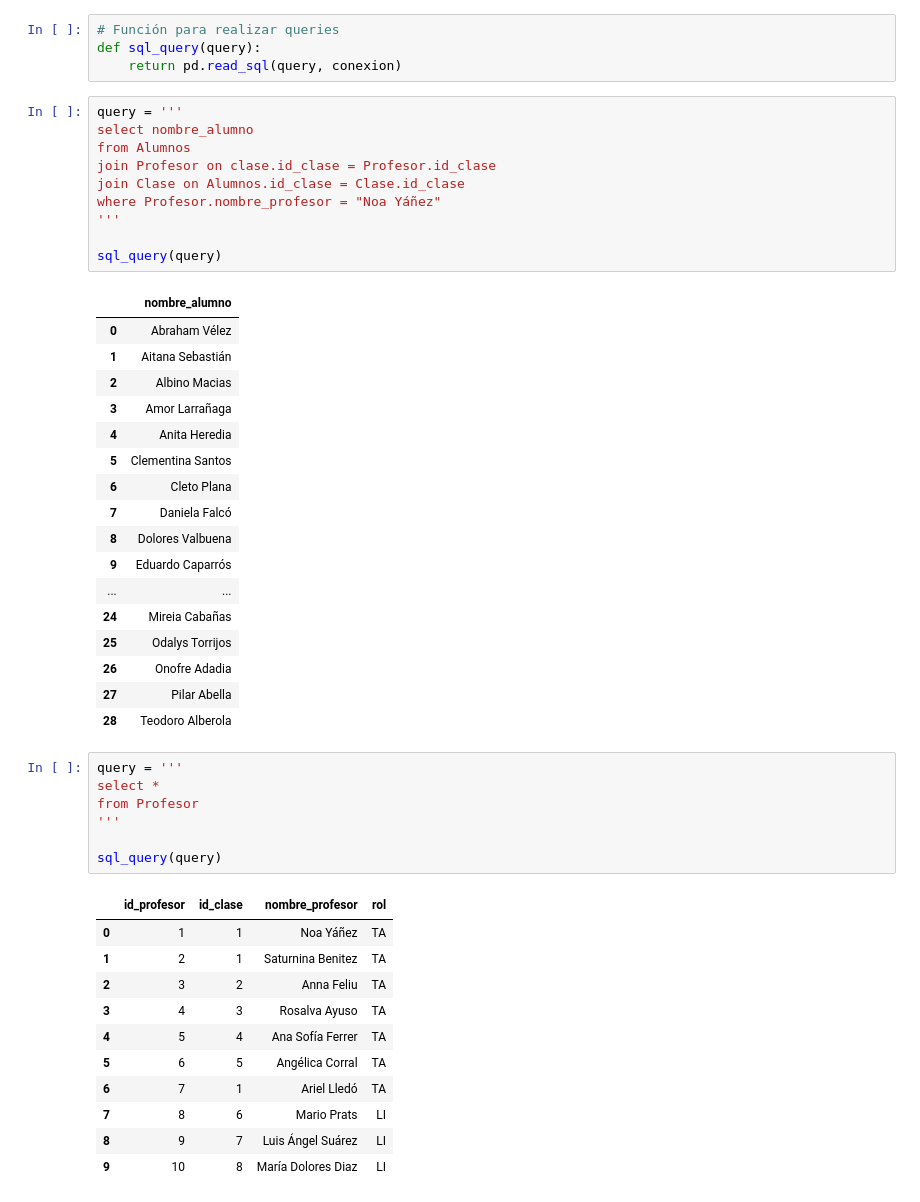
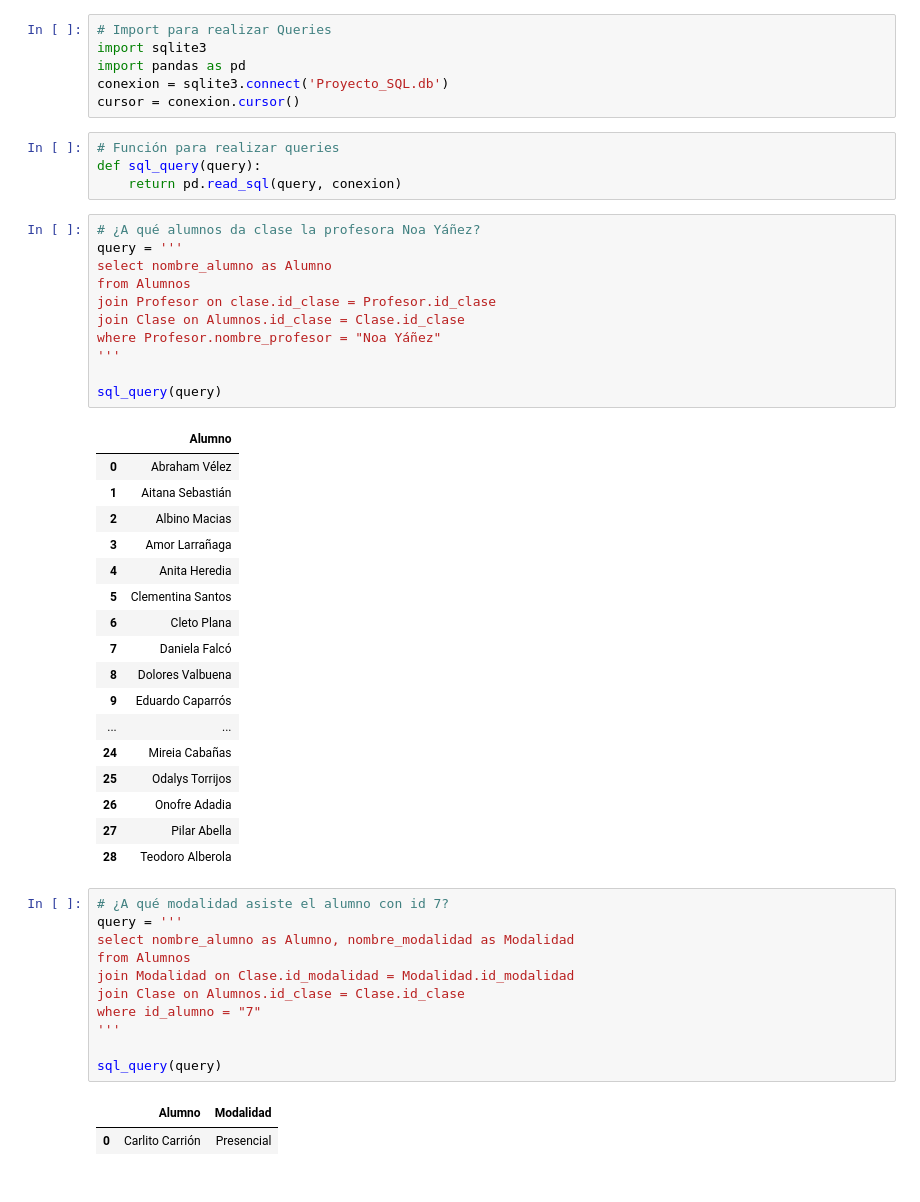
Before and after one commit to Meferal/Proyecto_SQL, a Jupyter notebook: Proyecto_SQL.ipynb, the cells around one changed output. Drawn from its saved outputs; the diff is of its cells as text.

```diff
--- a/Proyecto_SQL.ipynb
+++ b/Proyecto_SQL.ipynb
@@ -557,12 +656,19 @@ print(f"✓ Insertados {len(df_alumnos)} alumnos con sus notas")
 # %% [markdown]
 ### Pruebas de Query
+# %%
+# Import para realizar Queries
+import sqlite3
+import pandas as pd
+conexion = sqlite3.connect('Proyecto_SQL.db')
+cursor = conexion.cursor()
 # %%
 # Función para realizar queries
 def sql_query(query):
     return pd.read_sql(query, conexion)
 # %%
+# ¿A qué alumnos da clase la profesora Noa Yáñez?
 query = '''
-select nombre_alumno
+select nombre_alumno as Alumno
 from Alumnos
 join Profesor on clase.id_clase = Profesor.id_clase
 join Clase on Alumnos.id_clase = Clase.id_clase
@@ -571,7 +677,7 @@ where Profesor.nombre_profesor = "Noa Yáñez"
 
 sql_query(query)
 # %% [output]
-|  | nombre_alumno |
+|  | Alumno |
 | 0 | Abraham Vélez |
 | 1 | Aitana Sebastián |
 | 2 | Albino Macias |
@@ -589,21 +695,16 @@ sql_query(query)
 | 27 | Pilar Abella |
 | 28 | Teodoro Alberola |
 # %%
+# ¿A qué modalidad asiste el alumno con id 7?
 query = '''
-select *
-from Profesor
+select nombre_alumno as Alumno, nombre_modalidad as Modalidad
+from Alumnos
+join Modalidad on Clase.id_modalidad = Modalidad.id_modalidad
+join Clase on Alumnos.id_clase = Clase.id_clase
+where id_alumno = "7"
 '''
 
 sql_query(query)
 # %% [output]
-|  | id_profesor | id_clase | nombre_profesor | rol |
-| 0 | 1 | 1 | Noa Yáñez | TA |
-| 1 | 2 | 1 | Saturnina Benitez | TA |
-| 2 | 3 | 2 | Anna Feliu | TA |
-| 3 | 4 | 3 | Rosalva Ayuso | TA |
-| 4 | 5 | 4 | Ana Sofía Ferrer | TA |
-| 5 | 6 | 5 | Angélica Corral | TA |
-| 6 | 7 | 1 | Ariel Lledó | TA |
-| 7 | 8 | 6 | Mario Prats | LI |
-| 8 | 9 | 7 | Luis Ángel Suárez | LI |
-| 9 | 10 | 8 | María Dolores Diaz | LI |
+|  | Alumno | Modalidad |
+| 0 | Carlito Carrión | Presencial |
```
Also changed, not shown: parts of 13 cells of this notebook, 7 other files.
